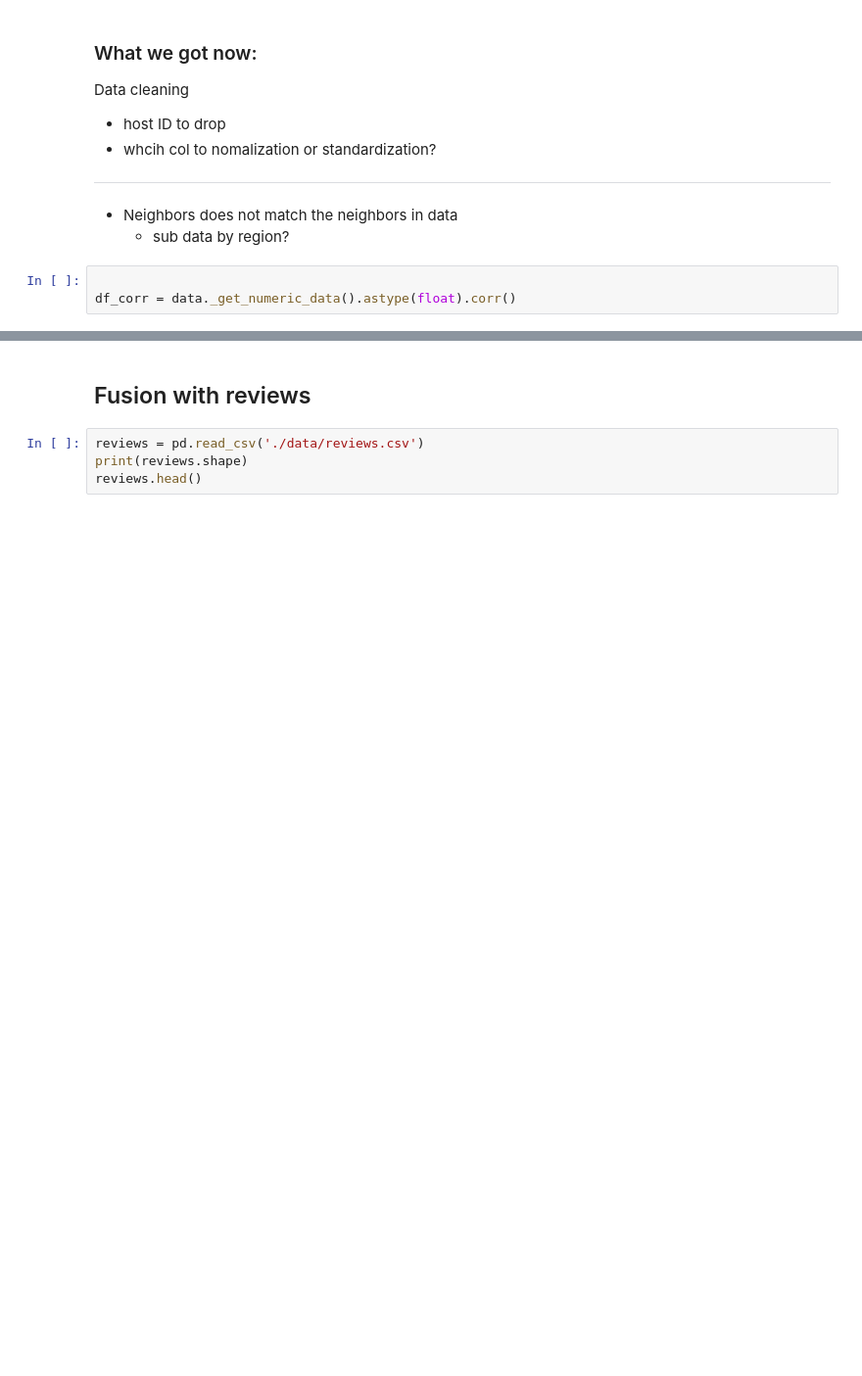
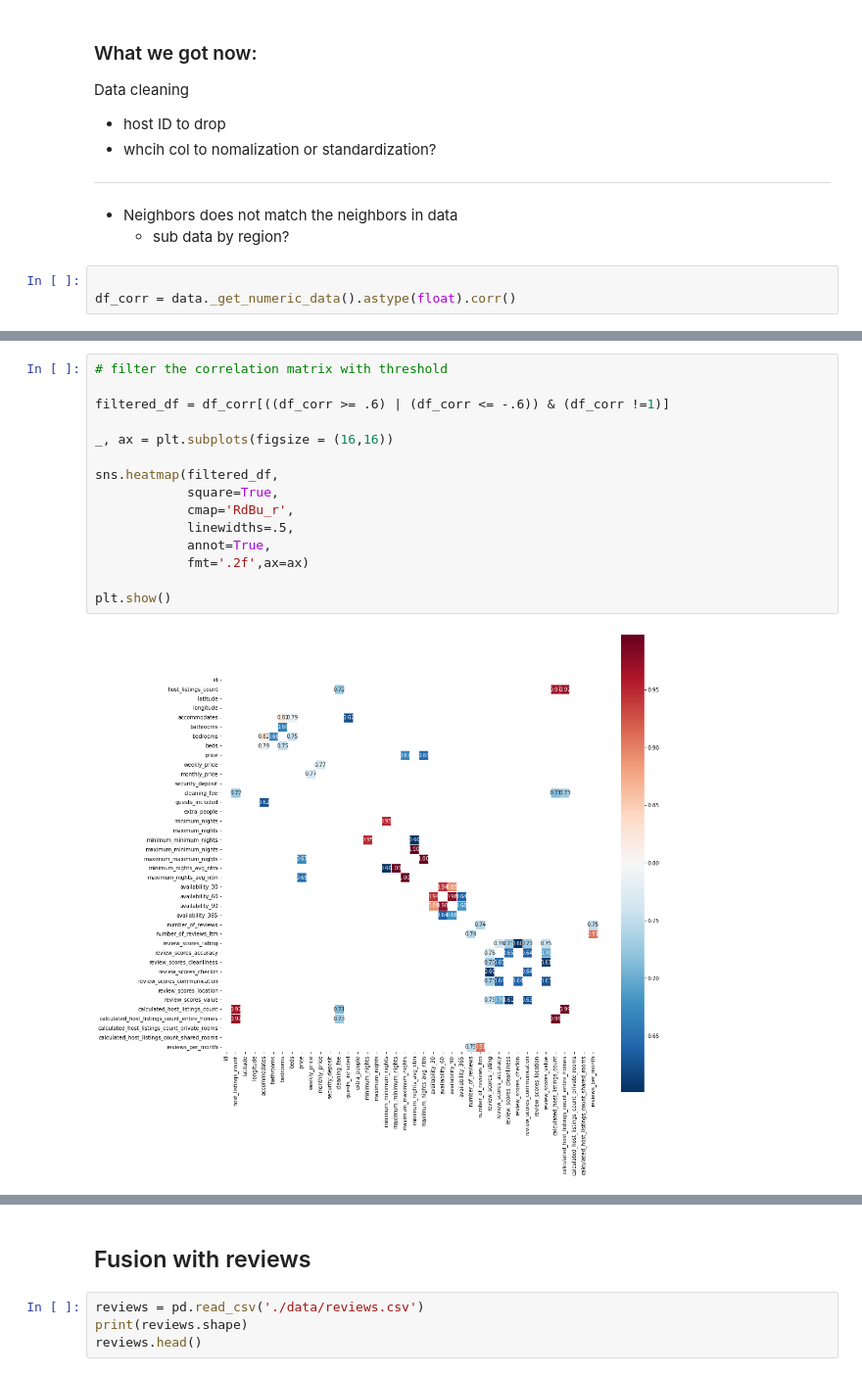
Before and after one commit to johnfcchan/crackdatescience, a Jupyter notebook: Airbnb_evan.ipynb, the cells around one changed output, grey strips where cells are left out. Shown at 98% size. Cells and saved outputs as stored; diff of their text form; blank space fills up the shorter version.

Commit message:
filtered_df

```diff
--- a/Airbnb_evan.ipynb
+++ b/Airbnb_evan.ipynb
@@ -967,0 +959,17 @@ plt.show()
+# %%
+# filter the correlation matrix with threshold
+
+filtered_df = df_corr[((df_corr >= .6) | (df_corr <= -.6)) & (df_corr !=1)]
+
+_, ax = plt.subplots(figsize = (16,16))
+
+sns.heatmap(filtered_df,
+            square=True,
+            cmap='RdBu_r',
+            linewidths=.5,
+            annot=True,
+            fmt='.2f',ax=ax)
+
+plt.show()
+# %% [output]
+[figure, added]
```
Also changed, not shown: parts of 9 cells of this notebook.
